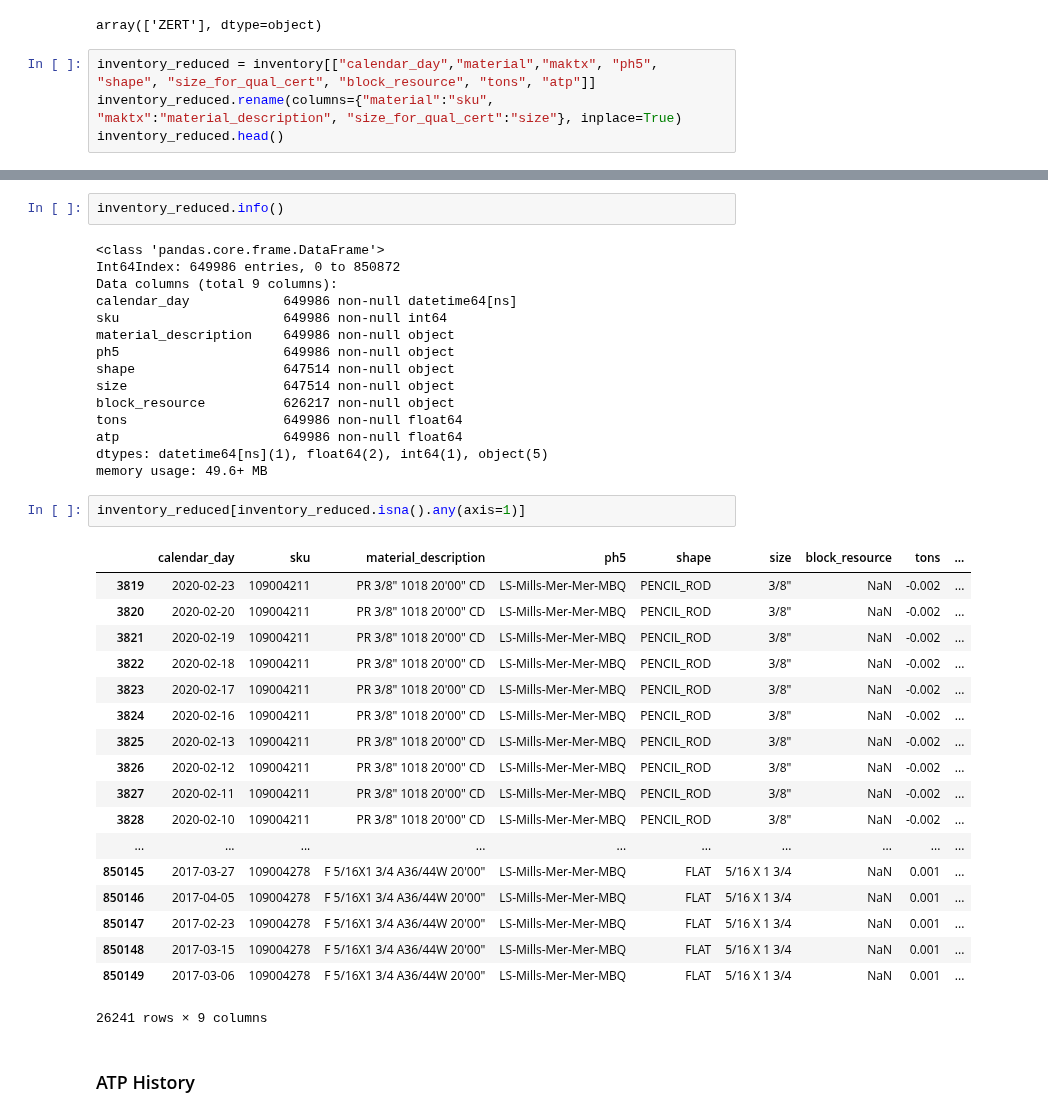
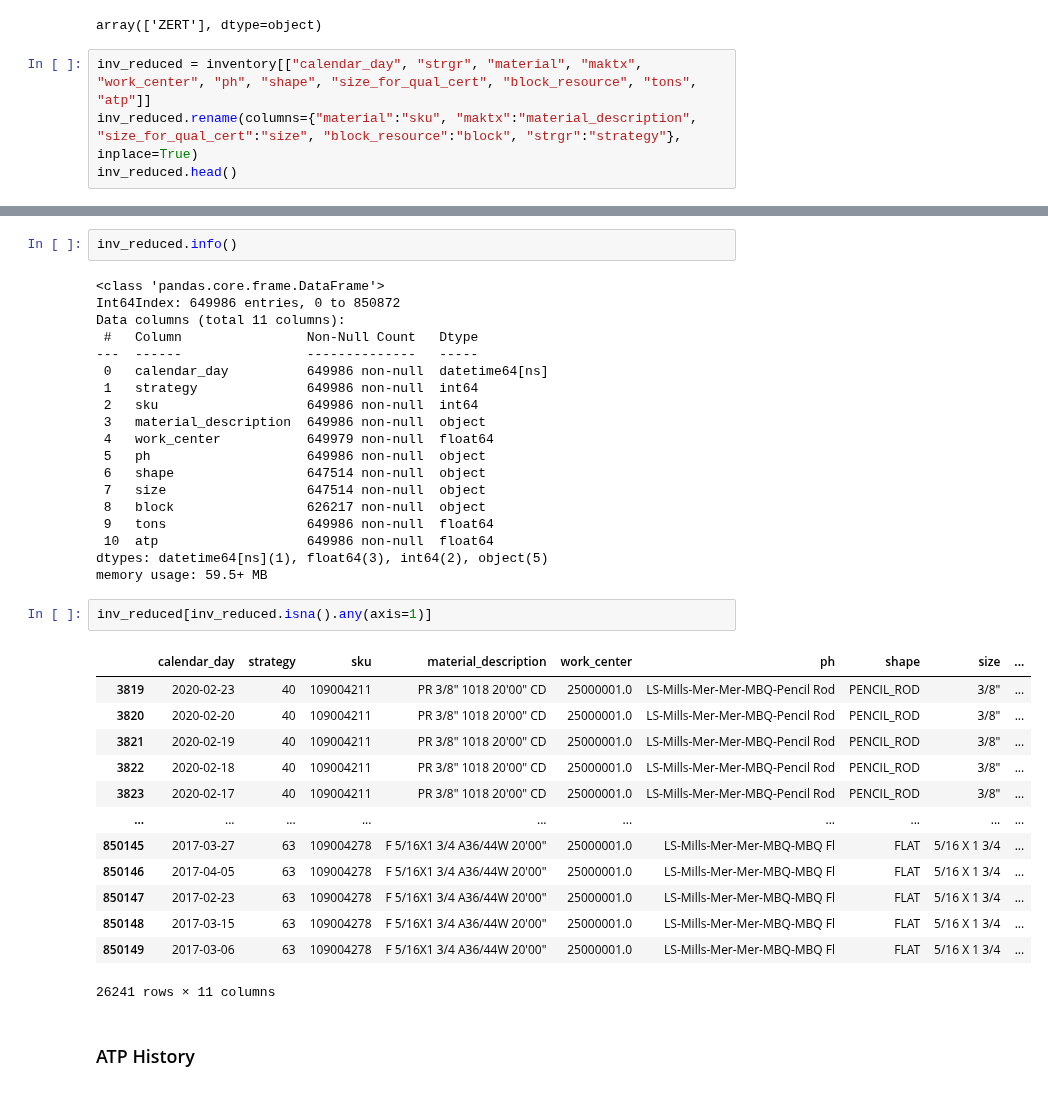
Before and after one commit to jvac06/pft, a Jupyter notebook: scripts/cleaning.ipynb, the cells around one changed output, grey strips where cells are left out. Saved outputs shown, nothing was run; the diff lists cells and outputs as text.

Commit message:
cleaned named and added columns to inv_reduced

```diff
--- a/scripts/cleaning.ipynb
+++ b/scripts/cleaning.ipynb
@@ -118,9 +124,9 @@ inventory["material_type"].unique()
 # %% [output]
 array(['ZERT'], dtype=object)
 # %%
-inventory_reduced = inventory[["calendar_day","material","maktx", "ph5", "shape", "size_for_qual_cert", "block_resource", "tons", "atp"]]
-inventory_reduced.rename(columns={"material":"sku", "maktx":"material_description", "size_for_qual_cert":"size"}, inplace=True)
-inventory_reduced.head()
+inv_reduced = inventory[["calendar_day", "strgr", "material", "maktx", "work_center", "ph", "shape", "size_for_qual_cert", "block_resource", "tons", "atp"]]
+inv_reduced.rename(columns={"material":"sku", "maktx":"material_description", "size_for_qual_cert":"size", "block_resource":"block", "strgr":"strategy"}, inplace=True)
+inv_reduced.head()
 # %% [output]
 A value is trying to be set on a copy of a slice from a DataFrame
 
@@ -135,41 +141,40 @@ See the caveats in the documentation: http://pandas.pydata.org/pandas-docs/stabl
 # %%
-inventory_reduced.info()
+inv_reduced.info()
 # %% [output]
 <class 'pandas.core.frame.DataFrame'>
 Int64Index: 649986 entries, 0 to 850872
-Data columns (total 9 columns):
-calendar_day            649986 non-null datetime64[ns]
-sku                     649986 non-null int64
-material_description    649986 non-null object
-ph5                     649986 non-null object
-shape                   647514 non-null object
-size                    647514 non-null object
-block_resource          626217 non-null object
-tons                    649986 non-null float64
-atp                     649986 non-null float64
-dtypes: datetime64[ns](1), float64(2), int64(1), object(5)
-memory usage: 49.6+ MB
+Data columns (total 11 columns):
+ #   Column                Non-Null Count   Dtype
+---  ------                --------------   -----
+ 0   calendar_day          649986 non-null  datetime64[ns]
+ 1   strategy              649986 non-null  int64
+ 2   sku                   649986 non-null  int64
+ 3   material_description  649986 non-null  object
+ 4   work_center           649979 non-null  float64
+ 5   ph                    649986 non-null  object
+ 6   shape                 647514 non-null  object
+ 7   size                  647514 non-null  object
+ 8   block                 626217 non-null  object
+ 9   tons                  649986 non-null  float64
+ 10  atp                   649986 non-null  float64
+dtypes: datetime64[ns](1), float64(3), int64(2), object(5)
+memory usage: 59.5+ MB
 # %%
-inventory_reduced[inventory_reduced.isna().any(axis=1)]
+inv_reduced[inv_reduced.isna().any(axis=1)]
 # %% [output]
-|  | calendar_day | sku | material_description | ph5 | shape | size | block_resource | tons | ... |
-| 3819 | 2020-02-23 | 109004211 | PR 3/8" 1018 20'00" CD | LS-Mills-Mer-Mer-MBQ | PENCIL_ROD | 3/8" | NaN | -0.002 | ... |
-| 3820 | 2020-02-20 | 109004211 | PR 3/8" 1018 20'00" CD | LS-Mills-Mer-Mer-MBQ | PENCIL_ROD | 3/8" | NaN | -0.002 | ... |
-| 3821 | 2020-02-19 | 109004211 | PR 3/8" 1018 20'00" CD | LS-Mills-Mer-Mer-MBQ | PENCIL_ROD | 3/8" | NaN | -0.002 | ... |
-| 3822 | 2020-02-18 | 109004211 | PR 3/8" 1018 20'00" CD | LS-Mills-Mer-Mer-MBQ | PENCIL_ROD | 3/8" | NaN | -0.002 | ... |
-| 3823 | 2020-02-17 | 109004211 | PR 3/8" 1018 20'00" CD | LS-Mills-Mer-Mer-MBQ | PENCIL_ROD | 3/8" | NaN | -0.002 | ... |
-| 3824 | 2020-02-16 | 109004211 | PR 3/8" 1018 20'00" CD | LS-Mills-Mer-Mer-MBQ | PENCIL_ROD | 3/8" | NaN | -0.002 | ... |
-| 3825 | 2020-02-13 | 109004211 | PR 3/8" 1018 20'00" CD | LS-Mills-Mer-Mer-MBQ | PENCIL_ROD | 3/8" | NaN | -0.002 | ... |
-| 3826 | 2020-02-12 | 109004211 | PR 3/8" 1018 20'00" CD | LS-Mills-Mer-Mer-MBQ | PENCIL_ROD | 3/8" | NaN | -0.002 | ... |
-| 3827 | 2020-02-11 | 109004211 | PR 3/8" 1018 20'00" CD | LS-Mills-Mer-Mer-MBQ | PENCIL_ROD | 3/8" | NaN | -0.002 | ... |
-| 3828 | 2020-02-10 | 109004211 | PR 3/8" 1018 20'00" CD | LS-Mills-Mer-Mer-MBQ | PENCIL_ROD | 3/8" | NaN | -0.002 | ... |
+|  | calendar_day | strategy | sku | material_description | work_center | ph | shape | size | ... |
+| 3819 | 2020-02-23 | 40 | 109004211 | PR 3/8" 1018 20'00" CD | 25000001.0 | LS-Mills-Mer-Mer-MBQ-Pencil Rod | PENCIL_ROD | 3/8" | ... |
+| 3820 | 2020-02-20 | 40 | 109004211 | PR 3/8" 1018 20'00" CD | 25000001.0 | LS-Mills-Mer-Mer-MBQ-Pencil Rod | PENCIL_ROD | 3/8" | ... |
+| 3821 | 2020-02-19 | 40 | 109004211 | PR 3/8" 1018 20'00" CD | 25000001.0 | LS-Mills-Mer-Mer-MBQ-Pencil Rod | PENCIL_ROD | 3/8" | ... |
+| 3822 | 2020-02-18 | 40 | 109004211 | PR 3/8" 1018 20'00" CD | 25000001.0 | LS-Mills-Mer-Mer-MBQ-Pencil Rod | PENCIL_ROD | 3/8" | ... |
+| 3823 | 2020-02-17 | 40 | 109004211 | PR 3/8" 1018 20'00" CD | 25000001.0 | LS-Mills-Mer-Mer-MBQ-Pencil Rod | PENCIL_ROD | 3/8" | ... |
 | ... | ... | ... | ... | ... | ... | ... | ... | ... | ... |
-| 850145 | 2017-03-27 | 109004278 | F 5/16X1 3/4 A36/44W 20'00" | LS-Mills-Mer-Mer-MBQ | FLAT | 5/16 X 1 3/4 | NaN | 0.001 | ... |
-| 850146 | 2017-04-05 | 109004278 | F 5/16X1 3/4 A36/44W 20'00" | LS-Mills-Mer-Mer-MBQ | FLAT | 5/16 X 1 3/4 | NaN | 0.001 | ... |
-| 850147 | 2017-02-23 | 109004278 | F 5/16X1 3/4 A36/44W 20'00" | LS-Mills-Mer-Mer-MBQ | FLAT | 5/16 X 1 3/4 | NaN | 0.001 | ... |
-| 850148 | 2017-03-15 | 109004278 | F 5/16X1 3/4 A36/44W 20'00" | LS-Mills-Mer-Mer-MBQ | FLAT | 5/16 X 1 3/4 | NaN | 0.001 | ... |
-| 850149 | 2017-03-06 | 109004278 | F 5/16X1 3/4 A36/44W 20'00" | LS-Mills-Mer-Mer-MBQ | FLAT | 5/16 X 1 3/4 | NaN | 0.001 | ... |
+| 850145 | 2017-03-27 | 63 | 109004278 | F 5/16X1 3/4 A36/44W 20'00" | 25000001.0 | LS-Mills-Mer-Mer-MBQ-MBQ Fl | FLAT | 5/16 X 1 3/4 | ... |
+| 850146 | 2017-04-05 | 63 | 109004278 | F 5/16X1 3/4 A36/44W 20'00" | 25000001.0 | LS-Mills-Mer-Mer-MBQ-MBQ Fl | FLAT | 5/16 X 1 3/4 | ... |
+| 850147 | 2017-02-23 | 63 | 109004278 | F 5/16X1 3/4 A36/44W 20'00" | 25000001.0 | LS-Mills-Mer-Mer-MBQ-MBQ Fl | FLAT | 5/16 X 1 3/4 | ... |
+| 850148 | 2017-03-15 | 63 | 109004278 | F 5/16X1 3/4 A36/44W 20'00" | 25000001.0 | LS-Mills-Mer-Mer-MBQ-MBQ Fl | FLAT | 5/16 X 1 3/4 | ... |
+| 850149 | 2017-03-06 | 63 | 109004278 | F 5/16X1 3/4 A36/44W 20'00" | 25000001.0 | LS-Mills-Mer-Mer-MBQ-MBQ Fl | FLAT | 5/16 X 1 3/4 | ... |
-26241 rows × 9 columns
+26241 rows × 11 columns
 # %% [markdown]
 ### ATP History
 # %%
```
Also changed, not shown: parts of 13 cells of this notebook.
